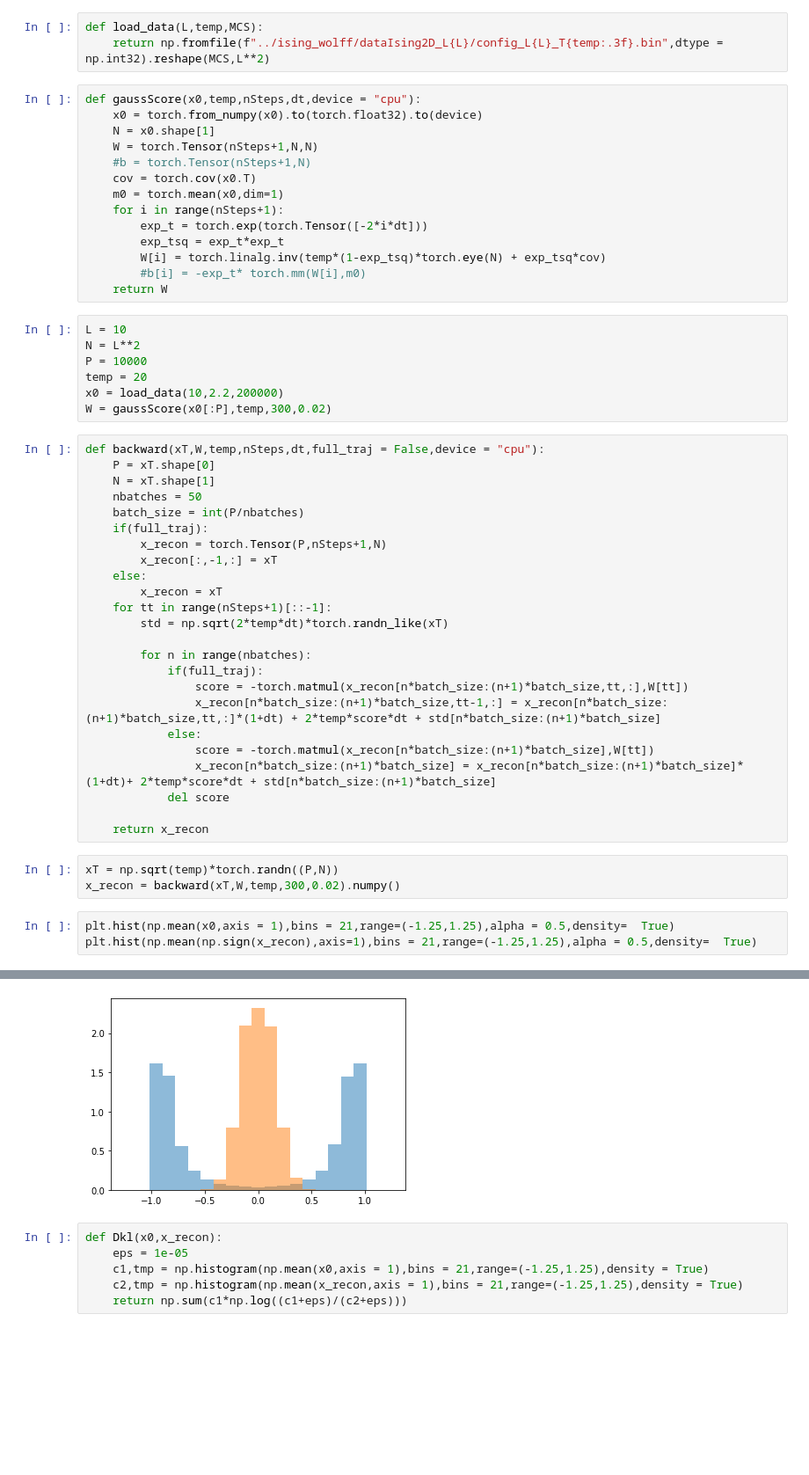
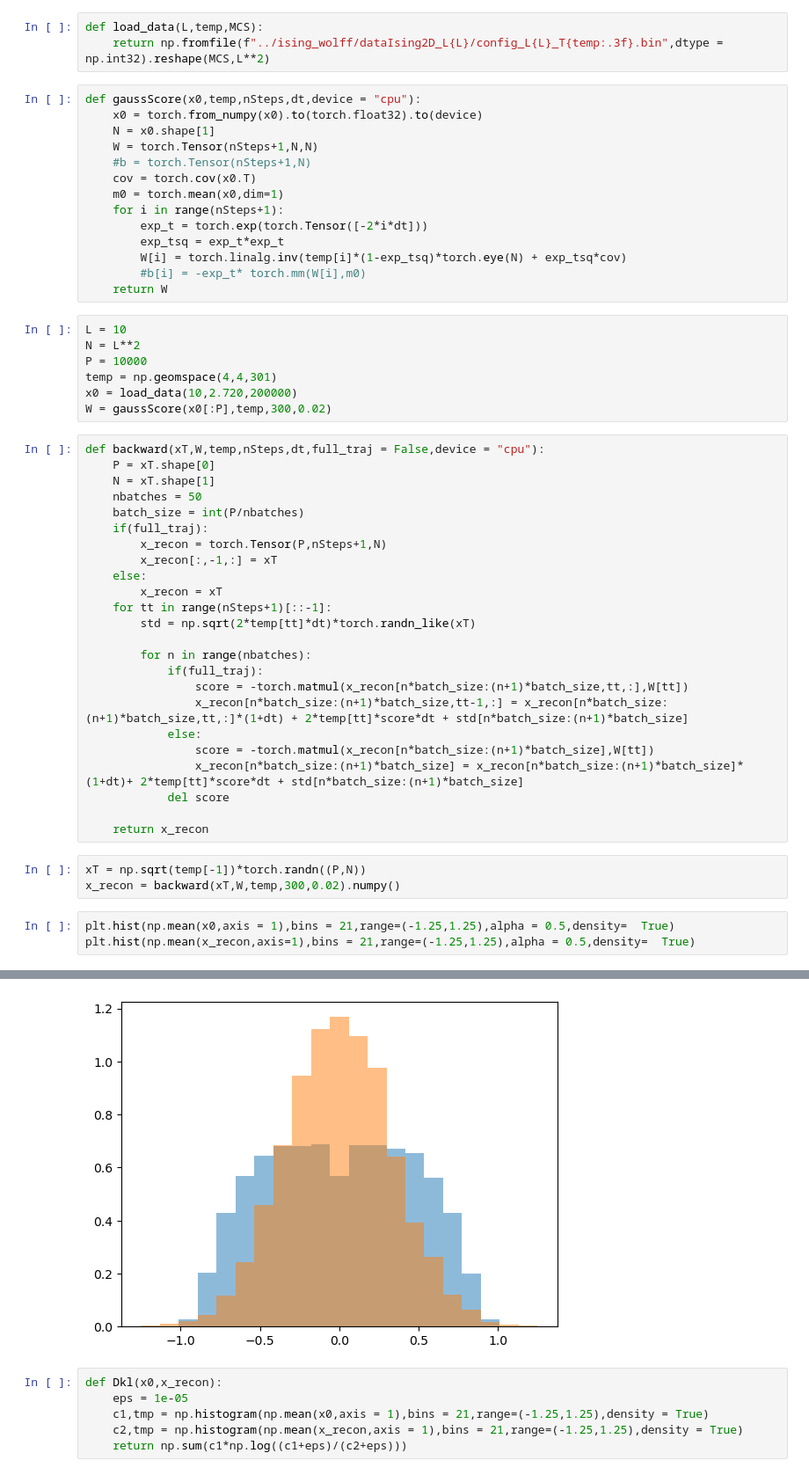
Before and after one commit to bsfn-0323/diffusion, a Jupyter notebook: gaussDiff.ipynb, the cells around one changed output, grey strips where cells are left out. Shown at 88% size. Saved outputs shown, nothing was run; the diff lists cells and outputs as text; blank space fills up the shorter version.

```diff
--- a/gaussDiff.ipynb
+++ b/gaussDiff.ipynb
@@ -16,15 +16,15 @@ def gaussScore(x0,temp,nSteps,dt,device = "cpu"):
     for i in range(nSteps+1):
         exp_t = torch.exp(torch.Tensor([-2*i*dt]))
         exp_tsq = exp_t*exp_t
-        W[i] = torch.linalg.inv(temp*(1-exp_tsq)*torch.eye(N) + exp_tsq*cov)
+        W[i] = torch.linalg.inv(temp[i]*(1-exp_tsq)*torch.eye(N) + exp_tsq*cov)
         #b[i] = -exp_t* torch.mm(W[i],m0)
     return W
 # %%
 L = 10
 N = L**2
 P = 10000
-temp = 20
-x0 = load_data(10,2.2,200000)
+temp = np.geomspace(4,4,301)
+x0 = load_data(10,2.720,200000)
 W = gaussScore(x0[:P],temp,300,0.02)
 # %%
 def backward(xT,W,temp,nSteps,dt,full_traj = False,device = "cpu"):
@@ -38,22 +38,22 @@ def backward(xT,W,temp,nSteps,dt,full_traj = False,device = "cpu"):
     else:
         x_recon = xT
     for tt in range(nSteps+1)[::-1]:
-        std = np.sqrt(2*temp*dt)*torch.randn_like(xT)
+        std = np.sqrt(2*temp[tt]*dt)*torch.randn_like(xT)
 
         for n in range(nbatches):
             if(full_traj):
                 score = -torch.matmul(x_recon[n*batch_size:(n+1)*batch_size,tt,:],W[tt])
-                x_recon[n*batch_size:(n+1)*batch_size,tt-1,:] = x_recon[n*batch_size:(n+1)*batch_size,tt,:]*(1+dt) + 2*temp*score*dt + std[n*batch_size:(n+1)*batch_size]
+                x_recon[n*batch_size:(n+1)*batch_size,tt-1,:] = x_recon[n*batch_size:(n+1)*batch_size,tt,:]*(1+dt) + 2*temp[tt]*score*dt + std[n*batch_size:(n+1)*batch_size]
             else:
                 score = -torch.matmul(x_recon[n*batch_size:(n+1)*batch_size],W[tt])
-                x_recon[n*batch_size:(n+1)*batch_size] = x_recon[n*batch_size:(n+1)*batch_size]*(1+dt)+ 2*temp*score*dt + std[n*batch_size:(n+1)*batch_size]
+                x_recon[n*batch_size:(n+1)*batch_size] = x_recon[n*batch_size:(n+1)*batch_size]*(1+dt)+ 2*temp[tt]*score*dt + std[n*batch_size:(n+1)*batch_size]
             del score
 
     return x_recon
 # %%
-xT = np.sqrt(temp)*torch.randn((P,N))
+xT = np.sqrt(temp[-1])*torch.randn((P,N))
 x_recon = backward(xT,W,temp,300,0.02).numpy()
 # %%
 plt.hist(np.mean(x0,axis = 1),bins = 21,range=(-1.25,1.25),alpha = 0.5,density=  True)
-plt.hist(np.mean(np.sign(x_recon),axis=1),bins = 21,range=(-1.25,1.25),alpha = 0.5,density=  True)
+plt.hist(np.mean(x_recon,axis=1),bins = 21,range=(-1.25,1.25),alpha = 0.5,density=  True)
 # %% [output]
@@ -71,5 +70,5 @@ plt.hist(np.mean(np.sign(x_recon),axis=1),bins = 21,range=(-1.25,1.25),alpha = 0
  <BarContainer object of 21 artists>)
-[figure, old version]
+[figure, new version]
 # %%
 def Dkl(x0,x_recon):
     eps = 1e-05
```
Also changed, not shown: parts of 4 cells of this notebook, 4 other files.
